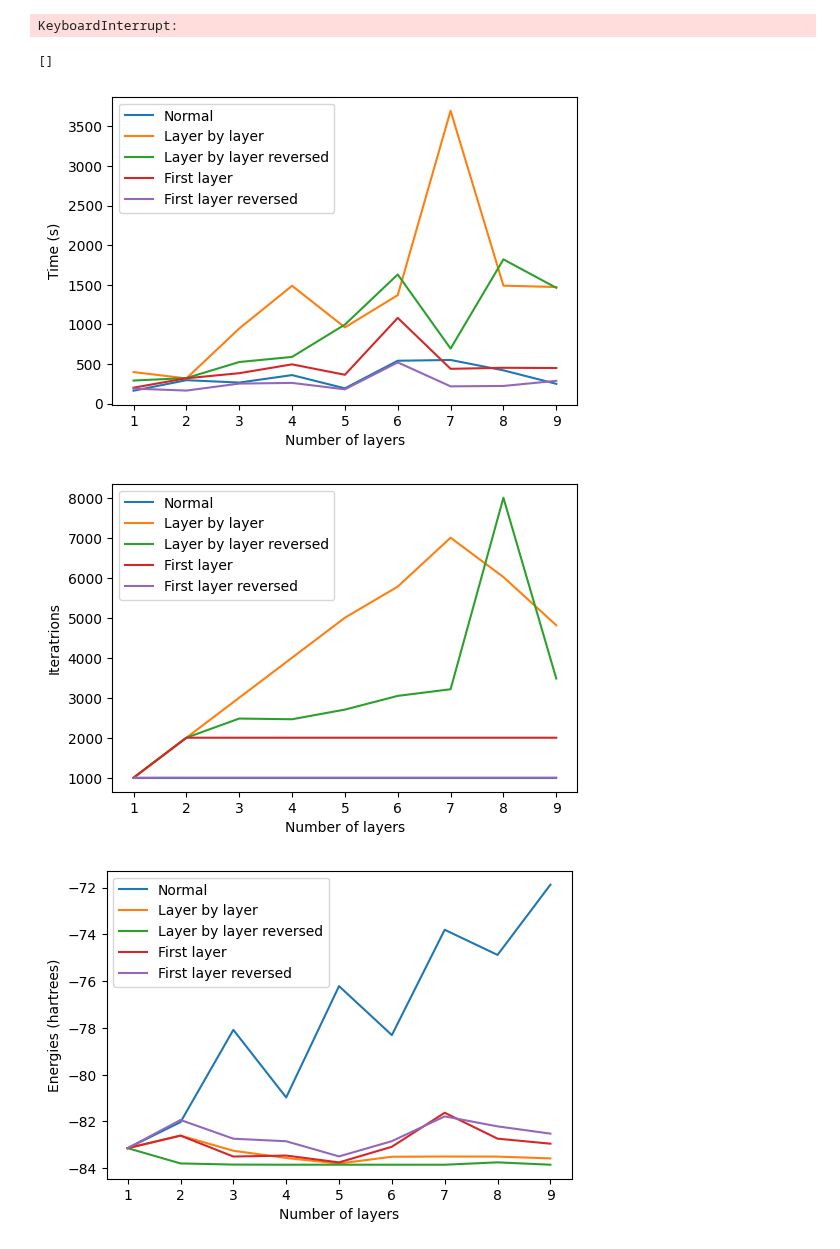
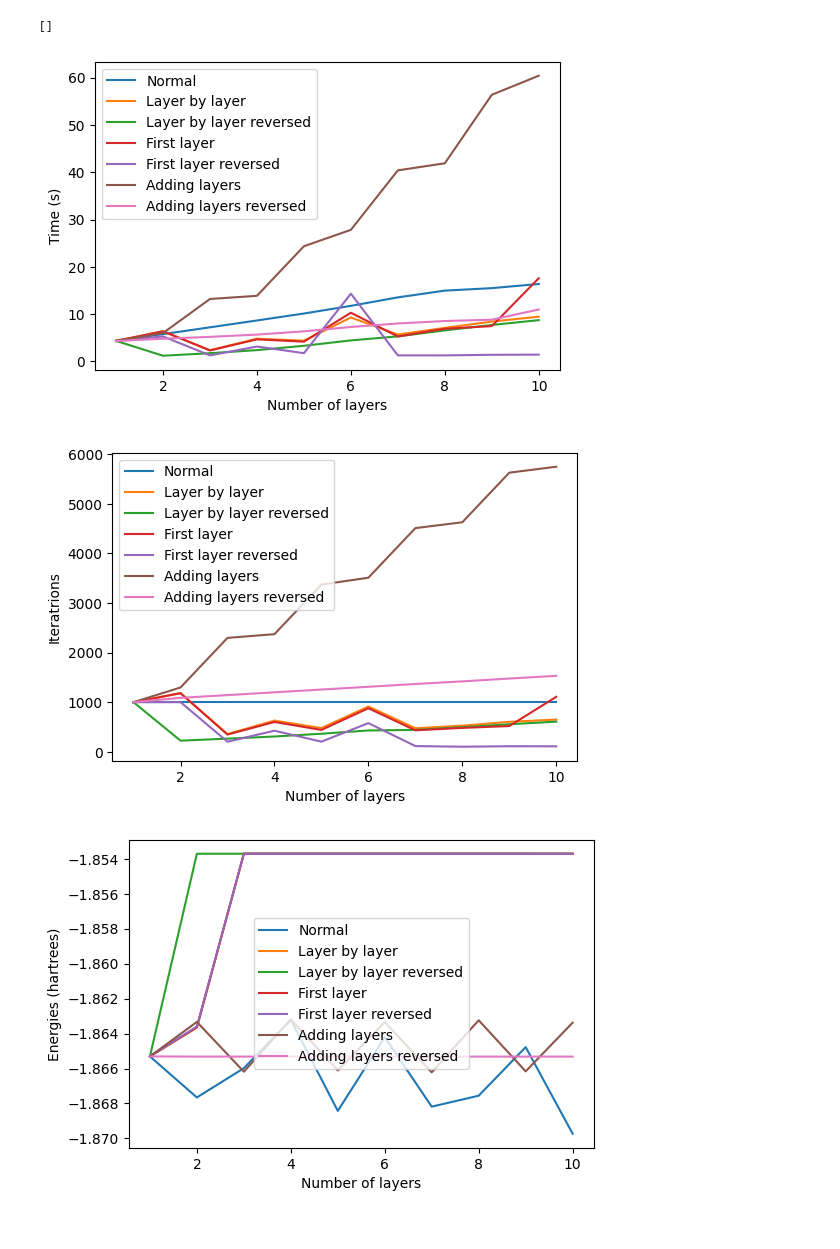
Before and after one commit to JLSM02/QML-Avoiding-BP, a Jupyter notebook: notebooks/VQE/BP_mitigation/layer_training.ipynb, the cells around one changed output. Drawn from its saved outputs; the diff is of its cells as text; code cells hidden in the pictures.

Commit message:
layer training adding layers fixed

```diff
--- a/notebooks/VQE/BP_mitigation/layer_training.ipynb
+++ b/notebooks/VQE/BP_mitigation/layer_training.ipynb
@@ -22,6 +22,8 @@ res_all_layers = {"times":[], "iters": [], "energies": []}
 res_all_layers_rev = {"times":[], "iters": [], "energies": []}
 res_some_layers = {"times":[], "iters": [], "energies": []}
 res_some_layers_rev = {"times":[], "iters": [], "energies": []}
+res_adding_layers = {"times":[], "iters": [], "energies": []}
+res_adding_layers_rev = {"times":[], "iters": [], "energies": []}
 for i in range(1,11):
     num_layers=i
     #cf.expand_observable(hamiltonian, num_qubits)
@@ -56,8 +58,18 @@ for i in range(1,11):
     res_some_layers_rev["times"].append(t1-t0)
     res_some_layers_rev["iters"].append(optimization_some_layers_rev["iters"])
     res_some_layers_rev["energies"].append(optimization_some_layers_rev["cost_history"][-1])
+    t0 = time.time()
+    optimization_adding_layers=mit.VQE_minimization_layer_adding_training(anz.build_Nlocal_ansatz, hamiltonian, num_qubits, num_layers)
+    t1 = time.time()
+    res_adding_layers["times"].append(t1-t0)
+    res_adding_layers["iters"].append(optimization_adding_layers["iters"])
+    res_adding_layers["energies"].append(optimization_adding_layers["cost_history"][-1])
+    t0 = time.time()
+    optimization_adding_layers_rev=mit.VQE_minimization_layer_adding_training(anz.build_Nlocal_ansatz, hamiltonian, num_qubits, num_layers, direction= "backward")
+    t1 = time.time()
+    res_adding_layers_rev["times"].append(t1-t0)
+    res_adding_layers_rev["iters"].append(optimization_adding_layers_rev["iters"])
+    res_adding_layers_rev["energies"].append(optimization_adding_layers_rev["cost_history"][-1])
-# %% [output]
-KeyboardInterrupt:
 # %%
 plt.figure(figsize=(6, 4))
 plt.plot(range(1,11), res_normal["times"], label='Normal')
@@ -65,34 +77,40 @@ plt.plot(range(1,11), res_all_layers["times"], label='Layer by layer')
 plt.plot(range(1,11), res_all_layers_rev["times"], label='Layer by layer reversed')
 plt.plot(range(1,11), res_some_layers["times"], label='First layer')
 plt.plot(range(1,11), res_some_layers_rev["times"], label='First layer reversed')
+plt.plot(range(1,11), res_adding_layers["times"], label='Adding layers')
+plt.plot(range(1,11), res_adding_layers_rev["times"], label='Adding layers reversed')
 plt.xlabel('Number of layers')
 plt.ylabel('Time (s)')
 plt.legend()
 plt.plot()
 
 plt.figure(figsize=(6, 4))
 plt.plot(range(1,11), res_normal["iters"], label='Normal')
 plt.plot(range(1,11), res_all_layers["iters"], label='Layer by layer')
 plt.plot(range(1,11), res_all_layers_rev["iters"], label='Layer by layer reversed')
 plt.plot(range(1,11), res_some_layers["iters"], label='First layer')
 plt.plot(range(1,11), res_some_layers_rev["iters"], label='First layer reversed')
+plt.plot(range(1,11), res_adding_layers["iters"], label='Adding layers')
+plt.plot(range(1,11), res_adding_layers_rev["iters"], label='Adding layers reversed')
 plt.xlabel('Number of layers')
 plt.ylabel('Iteratrions')
 plt.legend()
 plt.plot()
 
 plt.figure(figsize=(6, 4))
 plt.plot(range(1,11), res_normal["energies"], label='Normal')
 plt.plot(range(1,11), res_all_layers["energies"], label='Layer by layer')
 plt.plot(range(1,11), res_all_layers_rev["energies"], label='Layer by layer reversed')
 plt.plot(range(1,11), res_some_layers["energies"], label='First layer')
 plt.plot(range(1,11), res_some_layers_rev["energies"], label='First layer reversed')
+plt.plot(range(1,11), res_adding_layers["energies"], label='Adding layers')
+plt.plot(range(1,11), res_adding_layers_rev["energies"], label='Adding layers reversed')
 plt.xlabel('Number of layers')
 plt.ylabel('Energies (hartrees)')
 plt.legend()
 plt.plot()
 # %% [output]
 []
-[figure, old version]
+[figure, new version]
-[figure, old version]
+[figure, new version]
-[figure, old version]
+[figure, new version]
```
Also changed, not shown: 1 other file.
